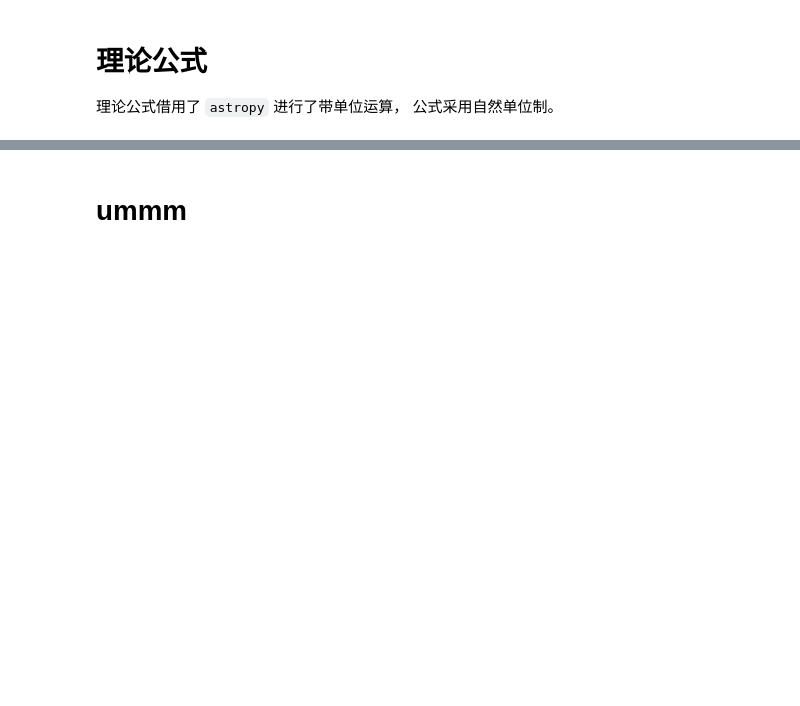
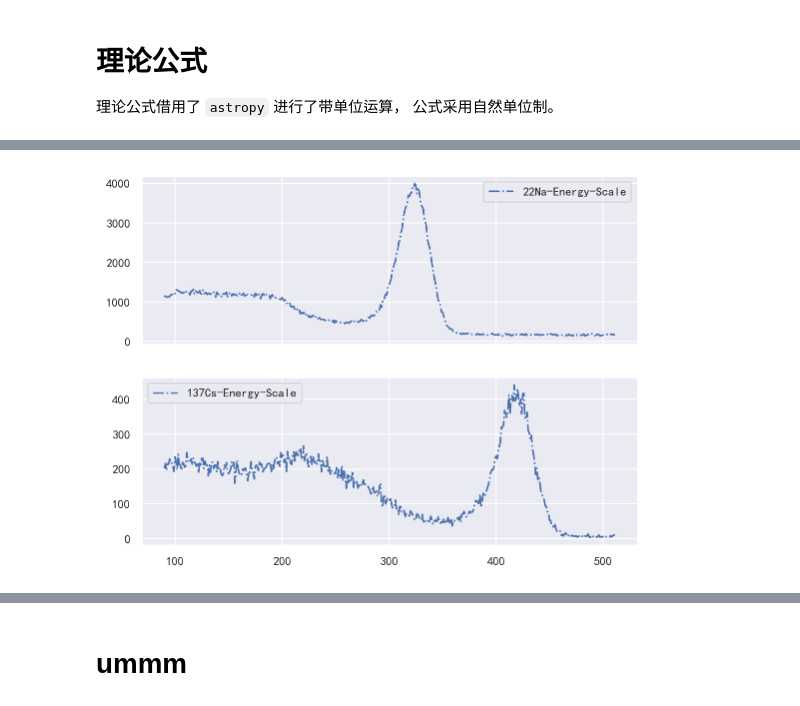
Before and after one commit to Xuanyiyiren/Fundamental-Laboratory-Experiment-in-Nuclear-Electronics-II, a Jupyter notebook: Experiment-3/data_ana.ipynb, the cells around one changed output, grey strips where cells are left out. Cells and saved outputs as stored; diff of their text form; code cells hidden in the pictures; blank space fills up the shorter version.

```diff
--- a/Experiment-3/data_ana.ipynb
+++ b/Experiment-3/data_ana.ipynb
@@ -43,0 +112,7 @@ Cs137_Energy = 0.662*u.MeV
+# %%
+drop1 = 90
+datas_Energy_scale = datas_Energy_scale.drop(np.arange(0,drop1,1))
+axes = datas_Energy_scale.plot(subplots=True,color='b',style='-.')
+fig = axes[0].get_figure()
+# %% [output]
+[figure, added]
```
Also changed, not shown: parts of 23 cells of this notebook, 7 other files.
